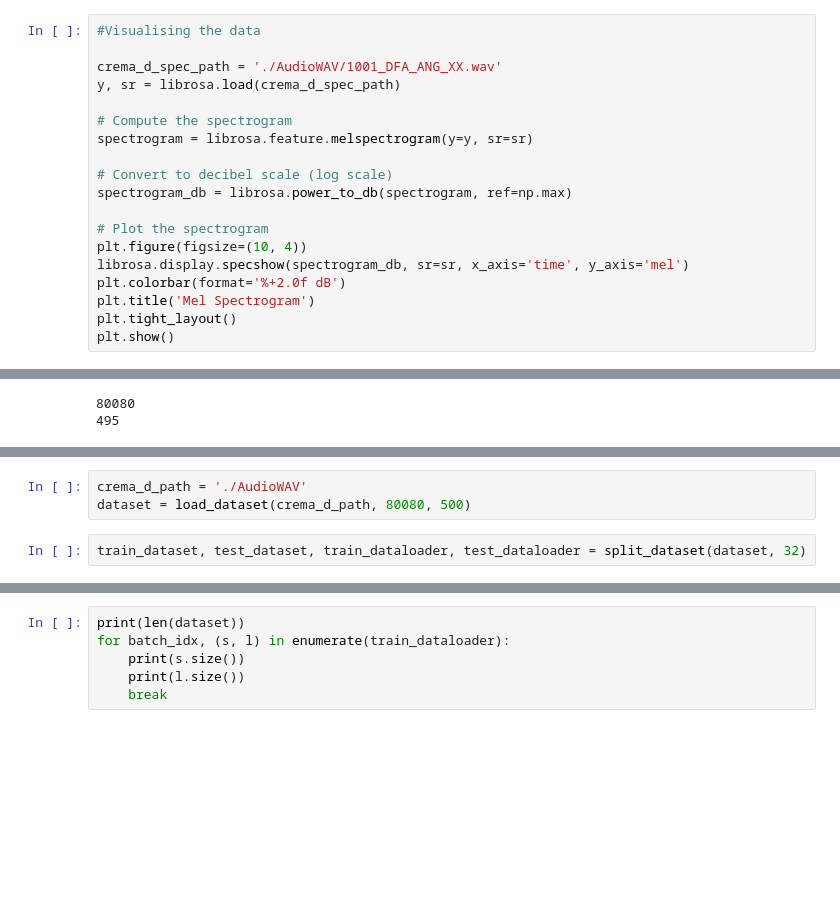
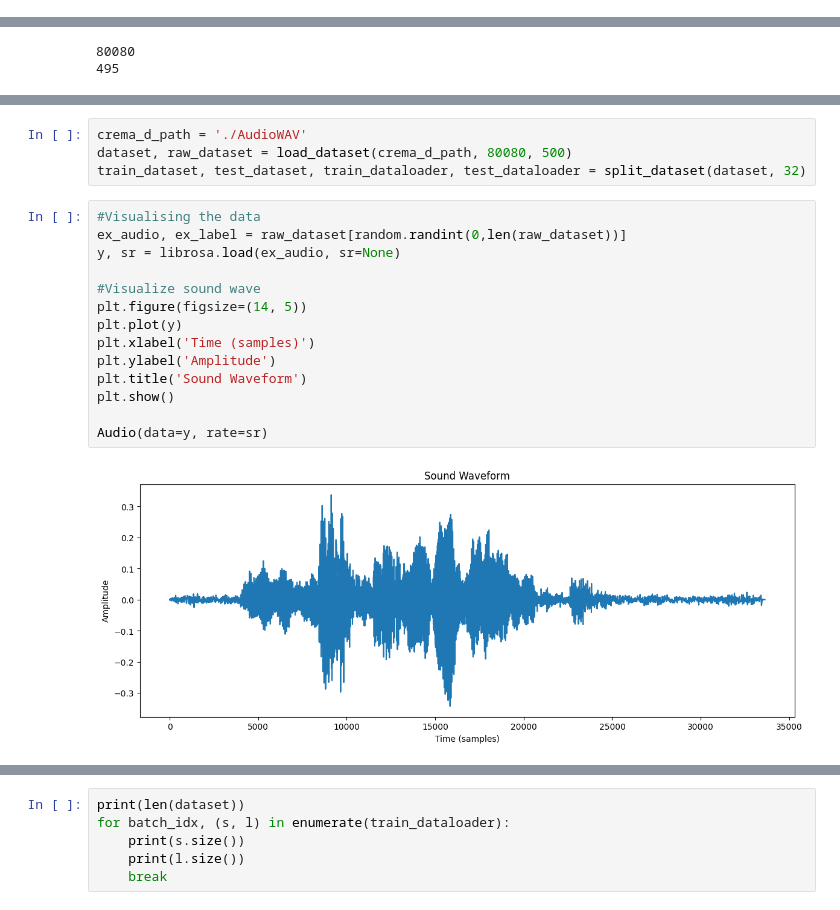
Before and after one commit to Saniya1016/CS389_Final, a Jupyter notebook: main.ipynb, the cells around one changed output, grey strips where cells are left out. Saved outputs shown, nothing was run; the diff lists cells and outputs as text; blank space fills up the shorter version.

```diff
--- a/main.ipynb
+++ b/main.ipynb
@@ -17,22 +18,3 @@ import matplotlib.pyplot as plt
 import os
 import random
 from tqdm import tqdm
-# %%
-#Visualising the data
-
-crema_d_spec_path = './AudioWAV/1001_DFA_ANG_XX.wav'
-y, sr = librosa.load(crema_d_spec_path)
-
-# Compute the spectrogram
-spectrogram = librosa.feature.melspectrogram(y=y, sr=sr)
-
-# Convert to decibel scale (log scale)
-spectrogram_db = librosa.power_to_db(spectrogram, ref=np.max)
-
-# Plot the spectrogram
-plt.figure(figsize=(10, 4))
-librosa.display.specshow(spectrogram_db, sr=sr, x_axis='time', y_axis='mel')
-plt.colorbar(format='%+2.0f dB')
-plt.title('Mel Spectrogram')
-plt.tight_layout()
-plt.show()
@@ -138,6 +118,21 @@ def split_dataset(dataset, batch_size, train_ratio=0.8):
     return train_dataset, test_dataset, train_dataloader, test_dataloader
 # %%
 crema_d_path = './AudioWAV'
-dataset = load_dataset(crema_d_path, 80080, 500)
+dataset, raw_dataset = load_dataset(crema_d_path, 80080, 500)
+train_dataset, test_dataset, train_dataloader, test_dataloader = split_dataset(dataset, 32)
-# %%
-train_dataset, test_dataset, train_dataloader, test_dataloader = split_dataset(dataset, 32)
+# %%
+#Visualising the data
+ex_audio, ex_label = raw_dataset[random.randint(0,len(raw_dataset))]
+y, sr = librosa.load(ex_audio, sr=None)
+
+#Visualize sound wave
+plt.figure(figsize=(14, 5))
+plt.plot(y)
+plt.xlabel('Time (samples)')
+plt.ylabel('Amplitude')
+plt.title('Sound Waveform')
+plt.show()
+
+Audio(data=y, rate=sr)
+# %% [output]
+[figure, added]
```
Also changed, not shown: parts of 10 cells of this notebook.
